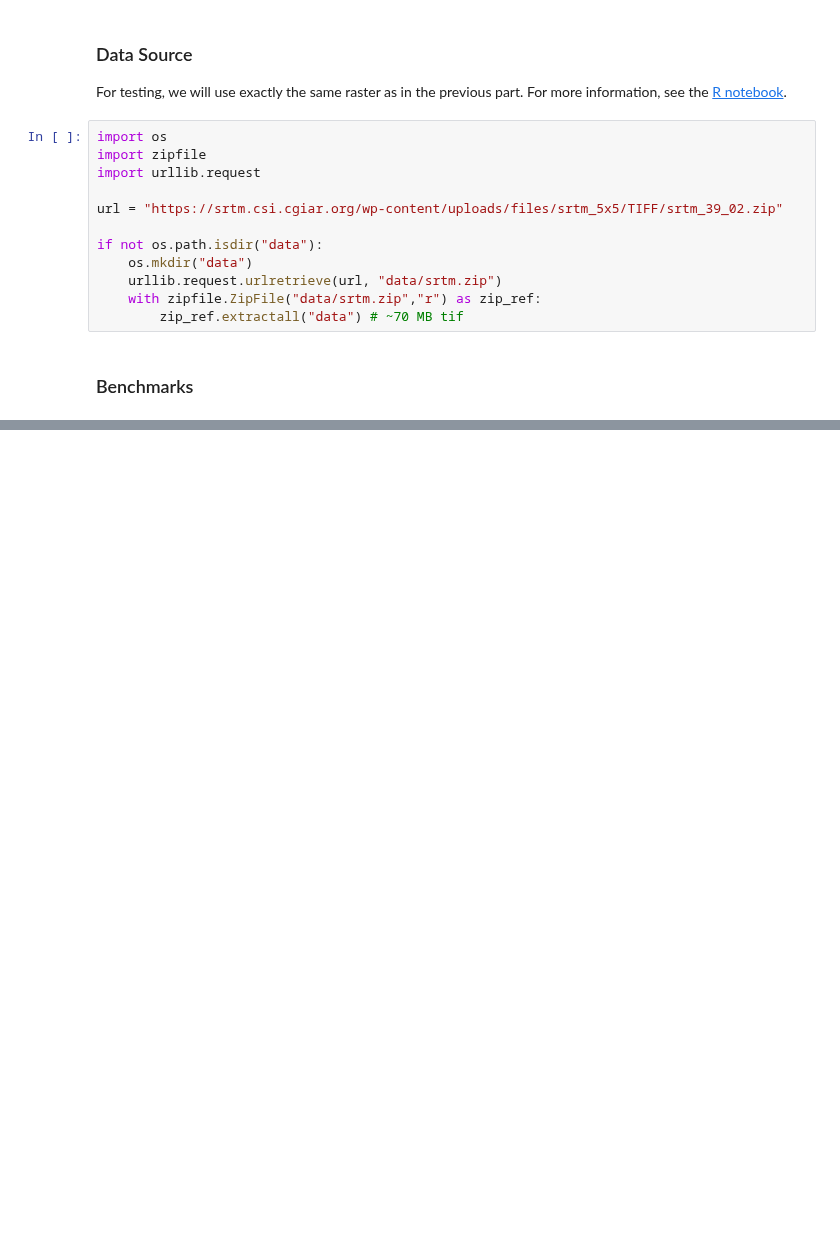
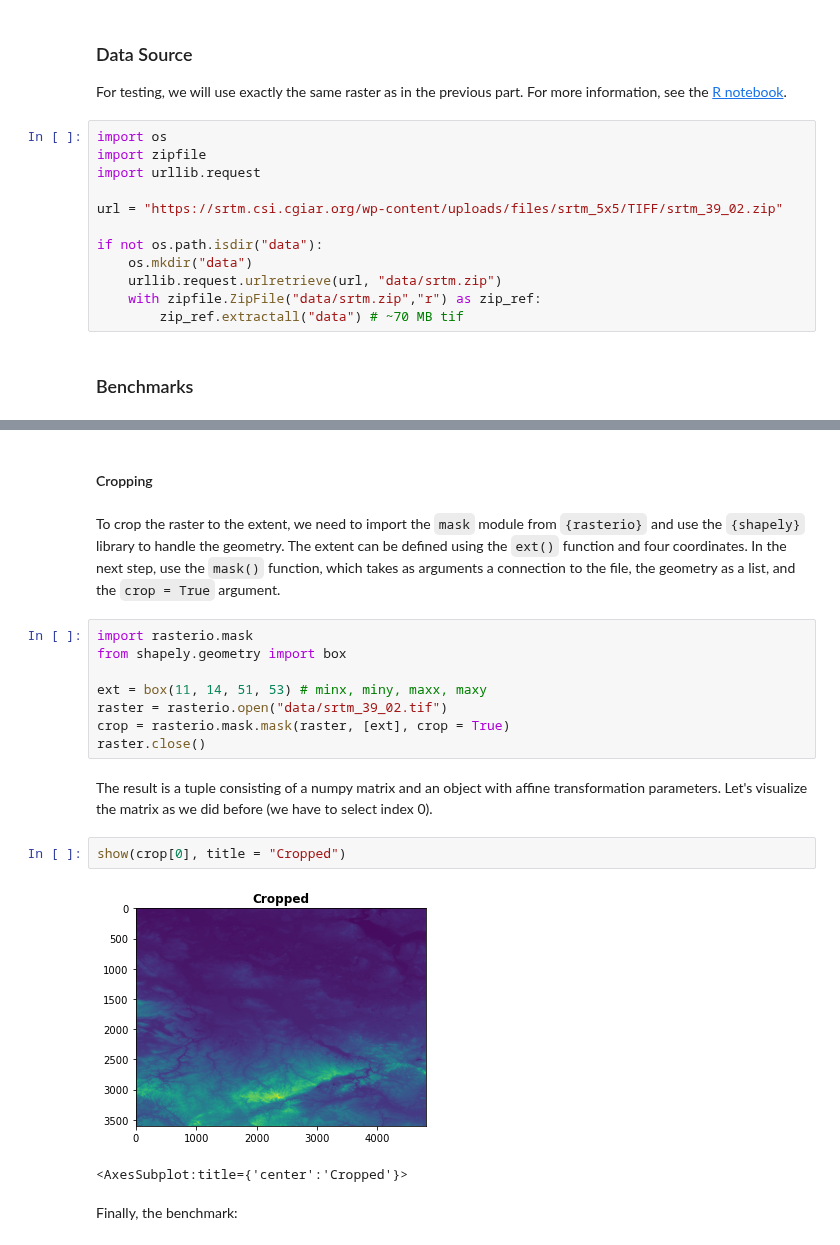
Before and after one commit to kadyb/OGH2022, a Jupyter notebook: Python.ipynb, the cells around one changed output, grey strips where cells are left out. Drawn from its saved outputs; the diff is of its cells as text; blank space fills up the shorter version.

```diff
--- a/Python.ipynb
+++ b/Python.ipynb
@@ -191,0 +185,24 @@ raster.close()
+# %% [markdown]
+#### Cropping
+# %% [markdown]
+To crop the raster to the extent, we need to import the `mask` module from `{rasterio}` and use the `{shapely}` library to handle the geometry.
+The extent can be defined using the `ext()` function and four coordinates.
+In the next step, use the `mask()` function, which takes as arguments a connection to the file, the geometry as a list, and the `crop = True` argument.
+# %%
+import rasterio.mask
+from shapely.geometry import box
+
+ext = box(11, 14, 51, 53) # minx, miny, maxx, maxy
+raster = rasterio.open("data/srtm_39_02.tif")
+crop = rasterio.mask.mask(raster, [ext], crop = True)
+raster.close()
+# %% [markdown]
+The result is a tuple consisting of a numpy matrix and an object with affine transformation parameters.
+Let's visualize the matrix as we did before (we have to select index 0).
+# %%
+show(crop[0], title = "Cropped")
+# %% [output]
+[figure, added]
+<AxesSubplot:title={'center':'Cropped'}>
+# %% [markdown]
+Finally, the benchmark:
```
Also changed, not shown: parts of 38 cells of this notebook, 1 other file.
